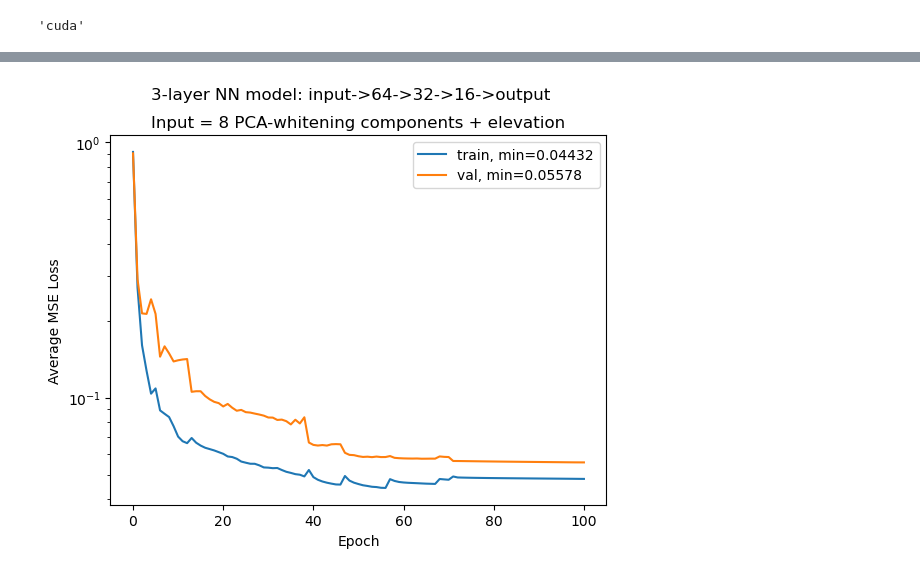
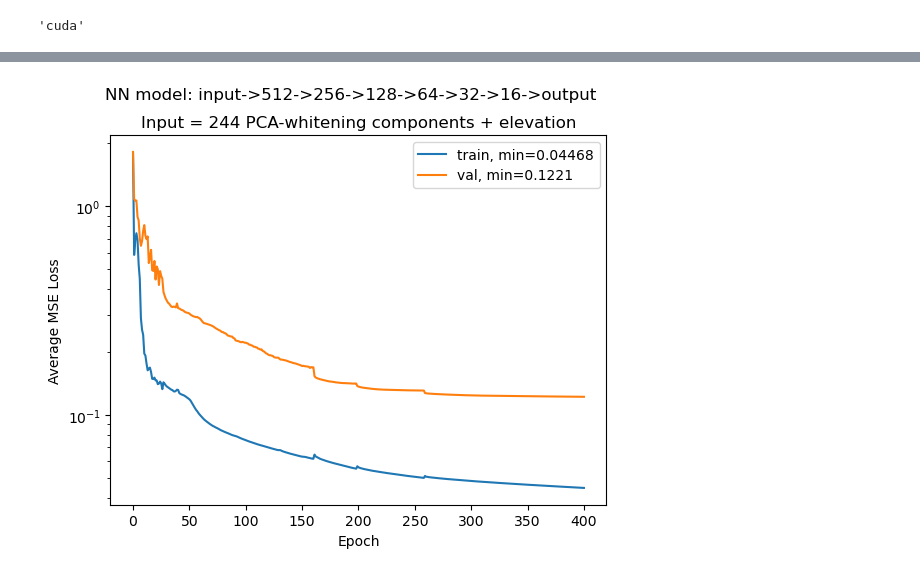
Before and after one commit to DannyCollinson/EMIT-ECOSTRESS, a Jupyter notebook: modeling/Week7_Model_Training.ipynb, the cells around one changed output, grey strips where cells are left out. Cells and saved outputs as stored; diff of their text form; code cells hidden in the pictures.

```diff
--- a/modeling/Week7_Model_Training.ipynb
+++ b/modeling/Week7_Model_Training.ipynb
@@ -43,7 +43,7 @@ device
 
 importlib.reload(data.Datasets)
 
-omit_components = 244 - 8
+omit_components = 244 - 244
 
 batch_size = 256
 
@@ -161,9 +161,9 @@ val_loader = DataLoader(
 importlib.reload(models.Feedforward)
 importlib.reload(models.Attention)
 
-n_epochs = 100
+n_epochs = 200
 
-model = models.Feedforward.ToyModel(
+model = models.Feedforward.SimpleFeedforwardModel(
     input_dim=train_dataset.input_dim
 )
 
@@ -201,9 +207,9 @@ train_loss, val_loss = utils.train.train(
     loss_fn,
     train_loader,
     val_loader,
-    n_epochs=n_epochs,
+    n_epochs=200,#n_epochs,
     loss_interval=1,
-    # preexisting_losses=[train_loss, val_loss],
+    preexisting_losses=[train_loss, val_loss],
     device=device,
 )
 # %% [output]
@@ -227,18 +233,18 @@ Epoch 047        Train Loss: 0.2654      Val Loss: 0.46609       Avg Error: 8.09
 # %%
 fig, ax = plt.subplots()
-fig.suptitle('3-layer NN model: input->64->32->16->output')
-ax.set_title('Input = 8 PCA-whitening components + elevation')
+fig.suptitle('NN model: input->512->256->128->64->32->16->output')
+ax.set_title('Input = 244 PCA-whitening components + elevation')
 ax.semilogy(
     np.arange(len(train_loss)),
     train_loss,
     label=f'train, min={min(train_loss):.4}',
 )
 ax.semilogy(
     np.arange(len(val_loss)), val_loss, label=f'val, min={min(val_loss):.4}'
 )
 ax.set_xlabel('Epoch')
 ax.set_ylabel('Average MSE Loss')
 ax.legend()
 plt.show(fig)
 # %% [output]
-[figure, old version]
+[figure, new version]
```
Also changed, not shown: parts of 3 cells of this notebook, 2 other files.
